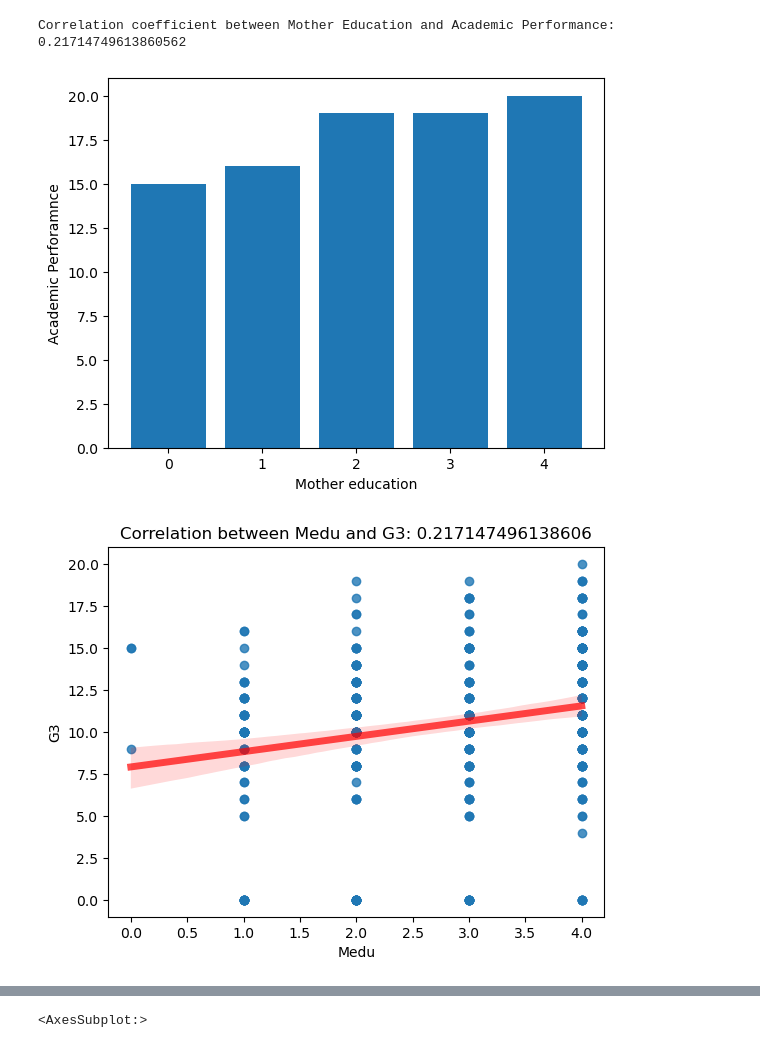
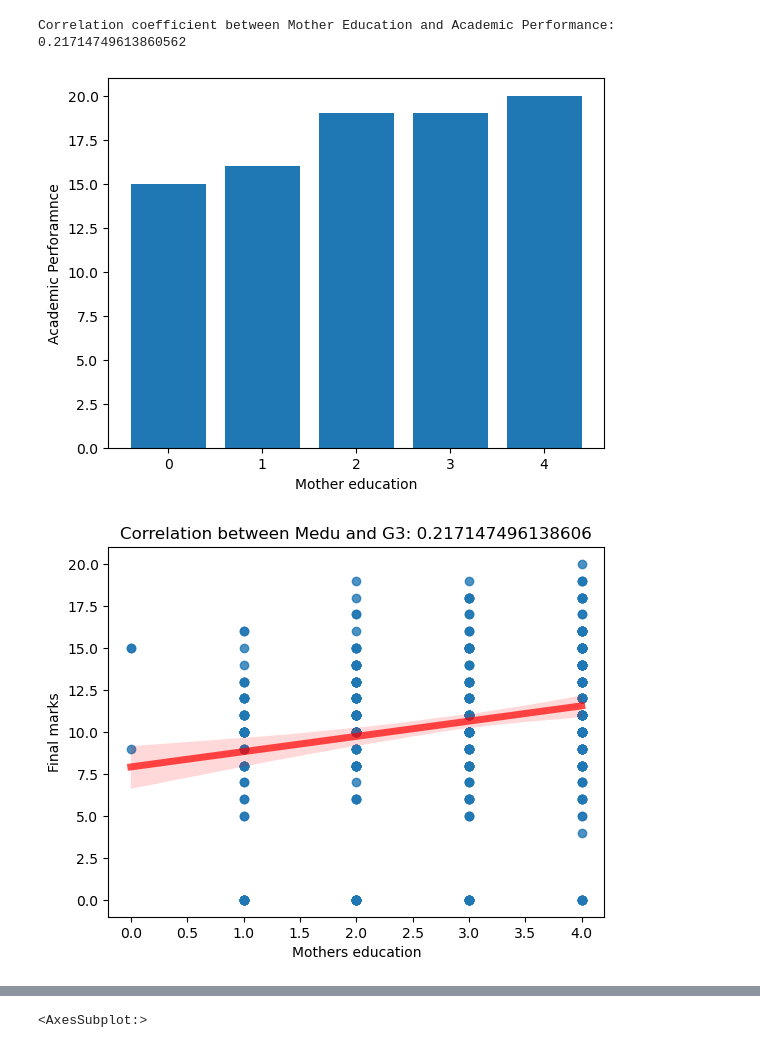
Before and after one commit to DMad19/project, a Jupyter notebook: project.ipynb, the cells around one changed output, grey strips where cells are left out. Cells and saved outputs as stored; diff of their text form; code cells hidden in the pictures.

```diff
--- a/project.ipynb
+++ b/project.ipynb
@@ -66,33 +66,33 @@ Correlation coefficient between Column1 and Column2: -0.11714205281614884
 # %%
 data = df[['Medu', 'G3']]
 
 corr1 = data.corr().loc['Medu', 'G3']
 
 print('Correlation coefficient between Mother Education and Academic Performance:', corr1)
 x1 = df['Medu']
 y1 = df['G3']
 
 plt.bar(x1,y1)
 
 plt.xlabel('Mother education')
 
 plt.ylabel('Academic Perforamnce')
 
 plt.show()
 corr_coef = df['Medu'].corr(df['G3'])
 
 sns.regplot(x=x1, y=y1, line_kws={"color":"r","alpha":0.7,"lw":5})
 plt.title("Correlation between Medu and G3: " + str(corr_coef))
 
-plt.xlabel('Medu')
+plt.xlabel('Mothers education')
 
-plt.ylabel('G3')
+plt.ylabel('Final marks')
 
 plt.show()
 # %% [output]
 Correlation coefficient between Mother Education and Academic Performance: 0.21714749613860562
 [figure]
-[figure, old version]
+[figure, new version]
 # %%
 data = df[['absences', 'G3']]
 
```
Also changed, not shown: parts of 7 cells of this notebook.
